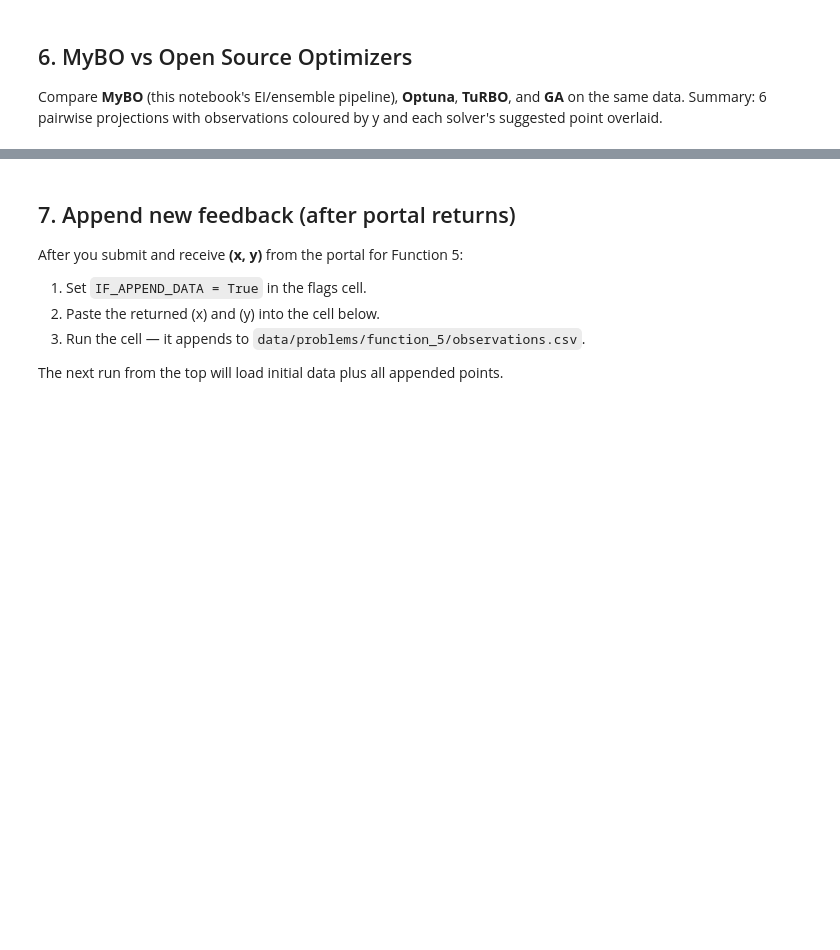
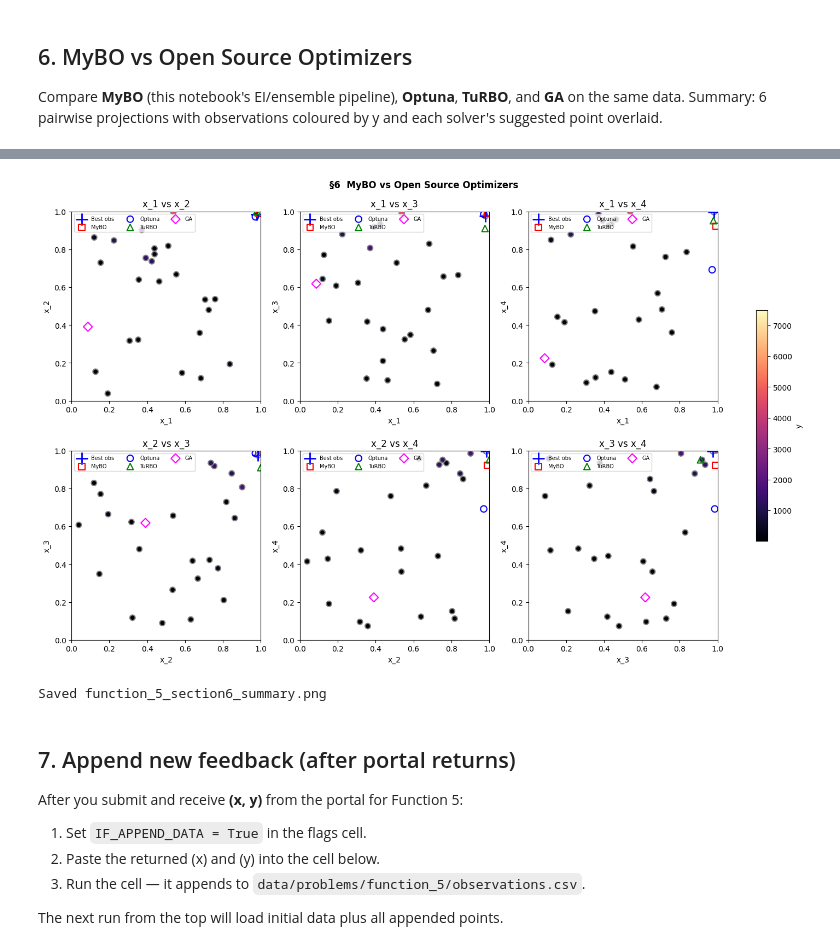
Before and after one commit to karefyllidis/SEBO, a Jupyter notebook: notebooks/function_5_Chemical-Process-Yield.ipynb, the cells around one changed output, grey strips where cells are left out. Saved outputs shown, nothing was run; the diff lists cells and outputs as text; code cells hidden in the pictures; blank space fills up the shorter version.

```diff
--- a/notebooks/function_5_Chemical-Process-Yield.ipynb
+++ b/notebooks/function_5_Chemical-Process-Yield.ipynb
@@ -637,7 +637,7 @@ for ax, (i, j, li, lj) in zip(axes_flat, pairs):
             ax.scatter(x_pt[i], x_pt[j], s=70, marker=mk, c="none", edgecolors=col, linewidths=1.5, zorder=12, label=f"{name}")
     ax.set_xlabel(li); ax.set_ylabel(lj); ax.set_title(f"{li} vs {lj}")
     ax.set_aspect("equal"); ax.set_xlim(0, 1); ax.set_ylim(0, 1)
-    ax.legend(loc="upper right", fontsize=7, ncol=2)
+    ax.legend(loc="upper left", fontsize=7, ncol=3)
 fig_s6.colorbar(plt.cm.ScalarMappable(norm=_y_norm, cmap="magma"), ax=axes_flat, shrink=0.5, label="y")
 fig_s6.suptitle("§6  MyBO vs Open Source Optimizers", fontsize=12, fontweight="bold")
 if IF_SHOW_PLOT:
@@ -647,3 +647,4 @@ if IF_EXPORT_PLOT:
     out_path.parent.mkdir(parents=True, exist_ok=True)
     fig_s6.savefig(out_path, dpi=150, bbox_inches="tight")
     print("Saved function_5_section6_summary.png")
+# %% [output]
@@ -650,3 +652,5 @@ if IF_EXPORT_PLOT:
+[figure, added]
+Saved function_5_section6_summary.png
 # %% [markdown]
 ## 7. Append new feedback (after portal returns)
 
```
Also changed, not shown: parts of 4 cells of this notebook, 6 other files.
